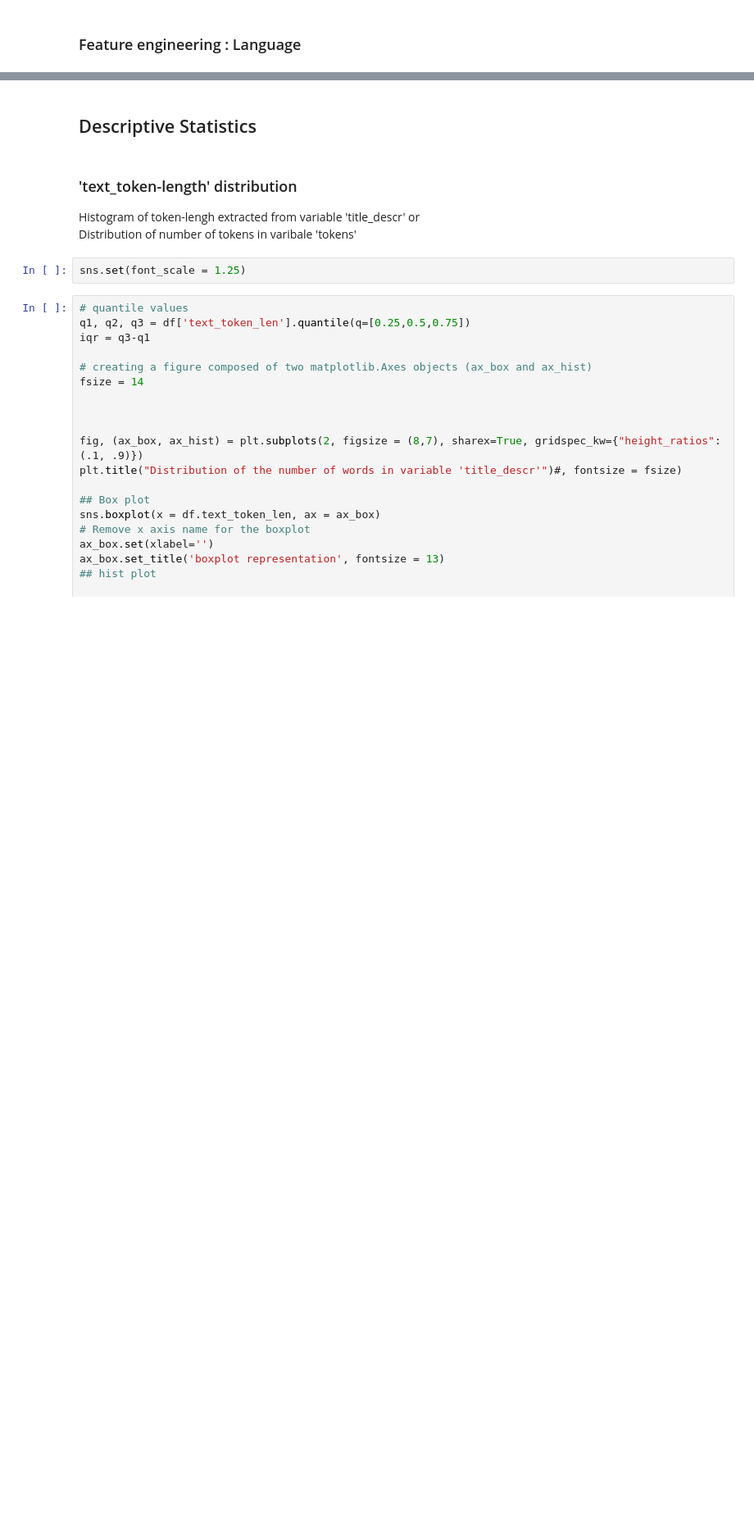
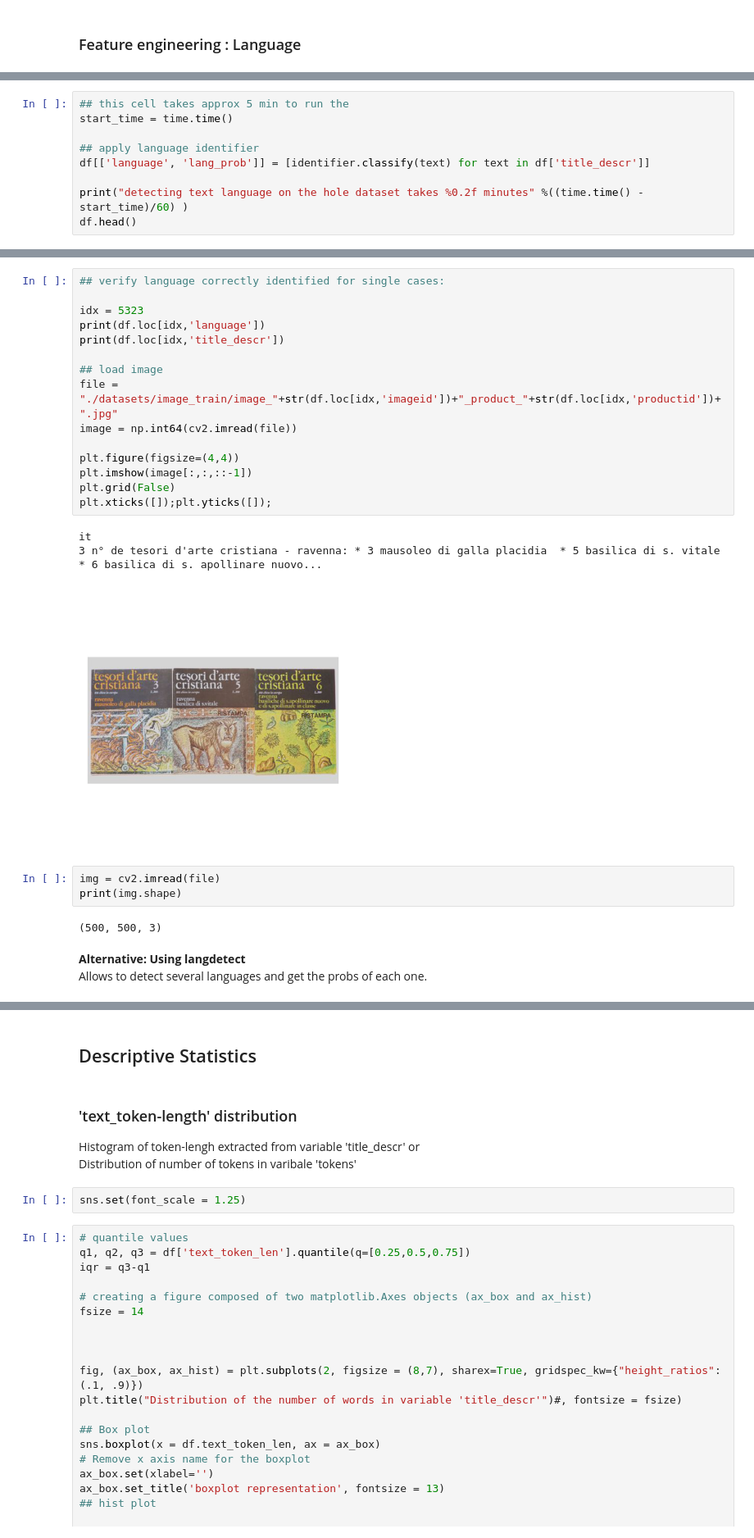
Before and after one commit to RamiroHR/Multimodal-Data-Product-Classification-Model, a Jupyter notebook: Rakuten_DataExploration.ipynb, the cells around one changed output, grey strips where cells are left out. Shown at 82% size. Drawn from its saved outputs; the diff is of its cells as text; blank space fills up the shorter version.

```diff
--- a/Rakuten_DataExploration.ipynb
+++ b/Rakuten_DataExploration.ipynb
@@ -414,0 +452,9 @@ luc a des idées de grandeur. il veut organiser un jeu de guerre de boules de ne
+# %%
+## this cell takes approx 5 min to run the
+start_time = time.time()
+
+## apply language identifier
+df[['language', 'lang_prob']] = [identifier.classify(text) for text in df['title_descr']]
+
+print("detecting text language on the hole dataset takes %0.2f minutes" %((time.time() - start_time)/60) )
+df.head()
@@ -414,0 +594,27 @@ luc a des idées de grandeur. il veut organiser un jeu de guerre de boules de ne
+# %%
+## verify language correctly identified for single cases:
+
+idx = 5323
+print(df.loc[idx,'language'])
+print(df.loc[idx,'title_descr'])
+
+## load image
+file = "./datasets/image_train/image_"+str(df.loc[idx,'imageid'])+"_product_"+str(df.loc[idx,'productid'])+".jpg"
+image = np.int64(cv2.imread(file))
+
+plt.figure(figsize=(4,4))
+plt.imshow(image[:,:,::-1])
+plt.grid(False)
+plt.xticks([]);plt.yticks([]);
+# %% [output]
+it
+3 n° de tesori d'arte cristiana - ravenna: * 3 mausoleo di galla placidia  * 5 basilica di s. vitale  * 6 basilica di s. apollinare nuovo...
+[figure, added]
+# %%
+img = cv2.imread(file)
+print(img.shape)
+# %% [output]
+(500, 500, 3)
+# %% [markdown]
+**Alternative: Using langdetect**
+Allows to detect several languages and get the probs of each one.
```
Also changed, not shown: parts of 42 cells of this notebook, 4 other files.
